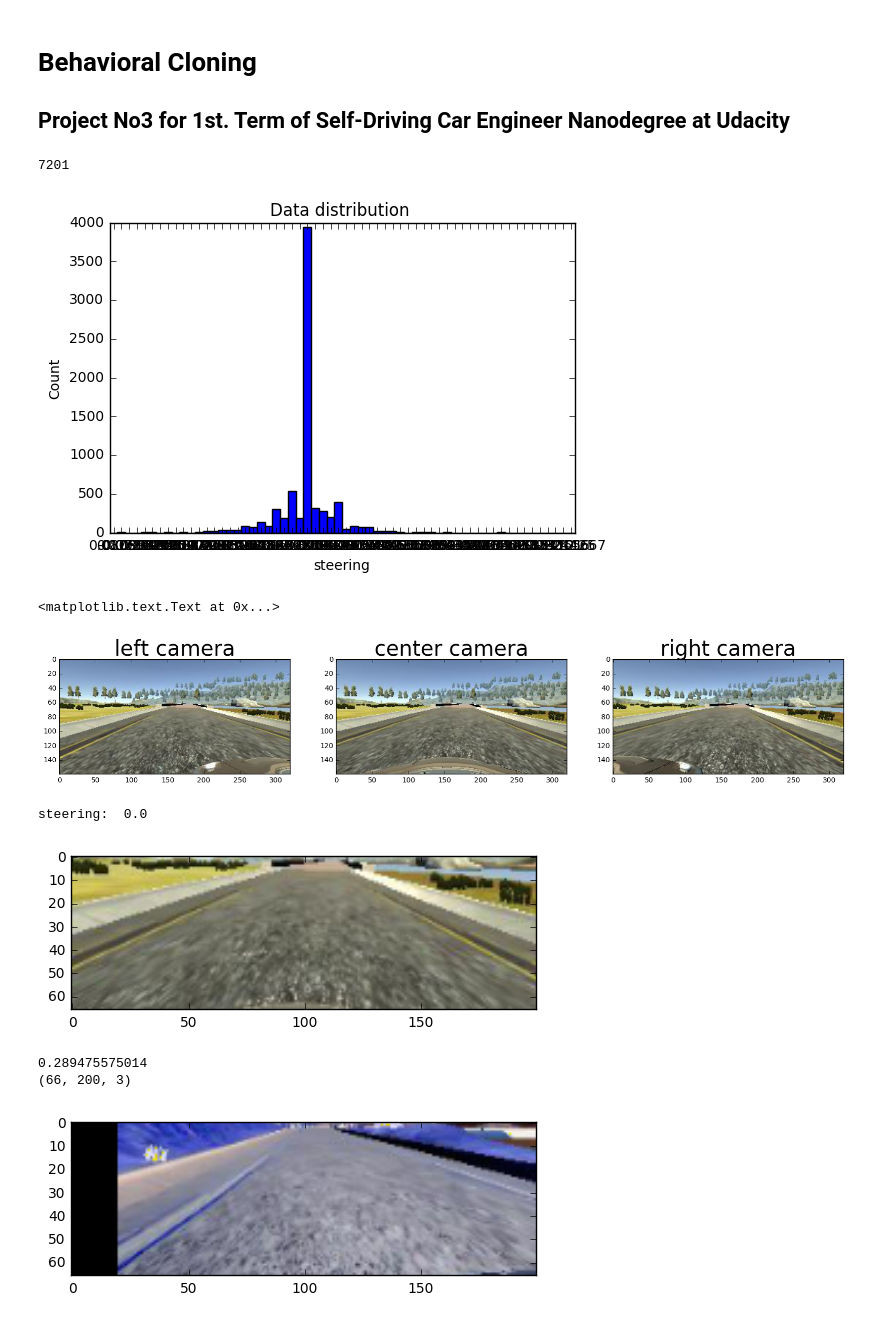
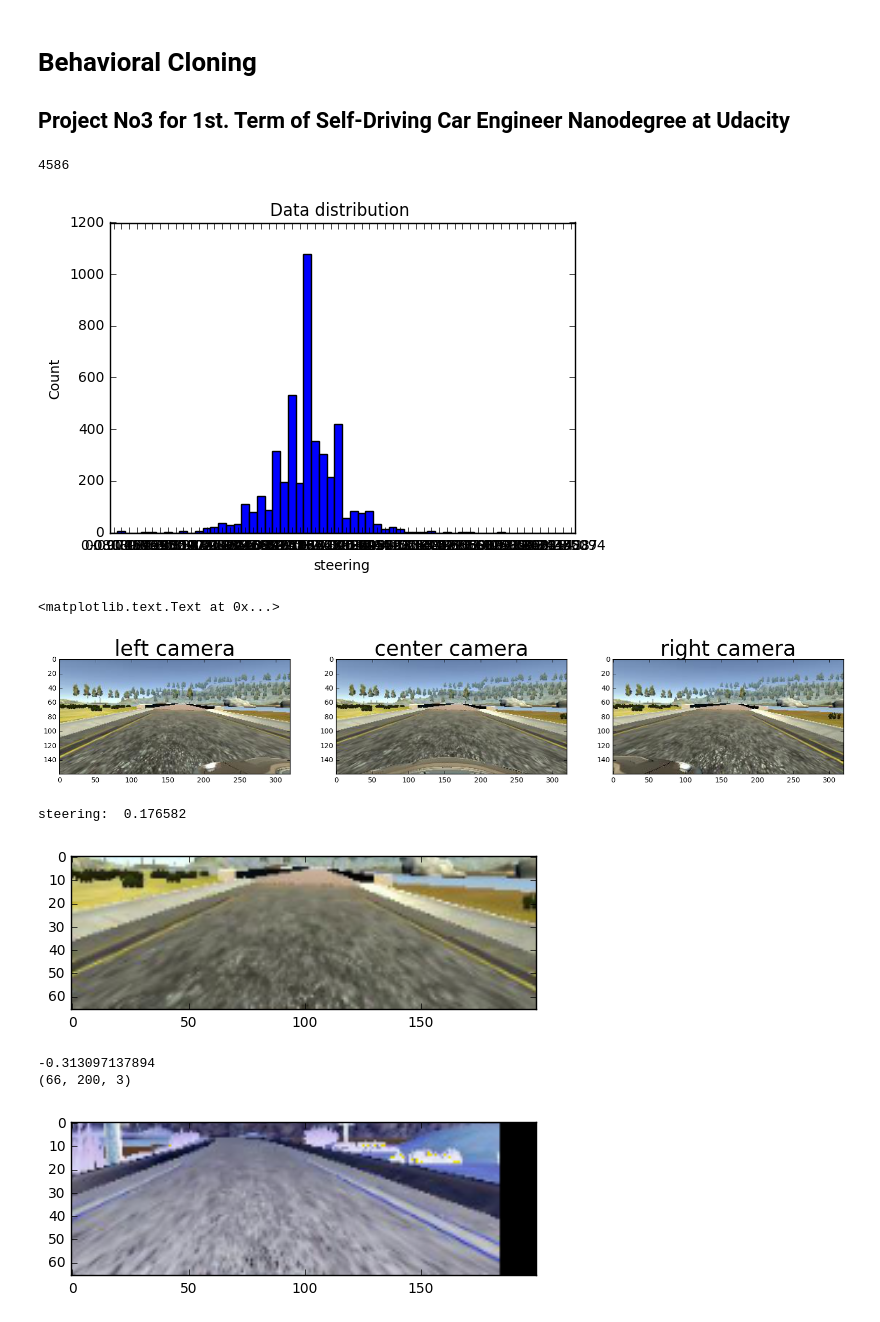
Before and after one commit to Erickramirez/CarND-Behavioral-Cloning-P3-master, a Jupyter notebook: Model.ipynb, the cells around one changed output. Saved outputs shown, nothing was run; the diff lists cells and outputs as text; code cells hidden in the pictures.

```diff
--- a/Model.ipynb
+++ b/Model.ipynb
@@ -29,24 +29,24 @@ driving_log['throttle'] = np.array(driving_log['throttle'],dtype=np.float32)
 driving_log['brake'] = np.array(driving_log['brake'],dtype=np.float32)
 driving_log['speed'] = np.array(driving_log['speed'],dtype=np.float32)
 
-valid_indexes =driving_log['speed']>10 #removing data with no speed
+valid_indexes =driving_log['speed']>8 #removing data with no speed
 
 for _key in (list(driving_log.keys())):
     driving_log[_key] =np.array (driving_log[_key])
     driving_log[_key] =driving_log[_key] [valid_indexes]
 
 
-valid_indexes = driving_log['throttle'] >0.2#removing data with no speed
-for _key in (list(driving_log.keys())):
-    driving_log[_key] =np.array (driving_log[_key])
-    driving_log[_key] =driving_log[_key] [valid_indexes]
+#valid_indexes = driving_log['throttle'] >0.2#removing data with no speed
+#for _key in (list(driving_log.keys())):
+#    driving_log[_key] =np.array (driving_log[_key])
+#    driving_log[_key] =driving_log[_key] [valid_indexes]
 
 
-valid_indexes = driving_log['throttle'] >0.2#removing data with no speed
-for _key in (list(driving_log.keys())):
-    driving_log[_key] =np.array (driving_log[_key])
-    driving_log[_key] =driving_log[_key] [valid_indexes]
-
+#valid_indexes = driving_log['throttle'] >0.2#removing data with no speed
+#for _key in (list(driving_log.keys())):
+#    driving_log[_key] =np.array (driving_log[_key])
+#    driving_log[_key] =driving_log[_key] [valid_indexes]
+#
 for index in range (len(driving_log['steering'])):
     if driving_log['steering'][index]>1:
         driving_log['steering'][index] = 1
@@ -57,7 +57,7 @@ print (len(driving_log['center'] ))
 
 column_name =['center','left', 'right']
 # %% [output]
-7201
+4586
 # %%
 def check_class_distribution(steering,_title):
     class_group =[0]*60
@@ -76,7 +76,7 @@ def check_class_distribution(steering,_title):
 
 check_class_distribution(driving_log['steering'], 'Data distribution ')
 # %% [output]
-[figure, old version]
+[figure, new version]
 # %%
 # Visualize images
 im_left =mpimg.imread(driving_log['left'][5])
@@ -96,15 +96,15 @@ ax3.imshow(im_right)
 ax3.set_title('right camera', fontsize=30)
 # %% [output]
 <matplotlib.text.Text at 0x...>
-[figure, old version]
+[figure, new version]
 # %%
 
 
 def AOI_image (img, resize_value):
     #Area of interest of the image, it applies crop and resize.
     (h, w) = img.shape[:2]
-    y1=int(h*0.375)
-    y2=int(h*0.125)
+    y1=int(h*0.35)
+    y2=int(h*0.16)
     x=0
     nimg = cv2.resize(img[y1:h-y2, x:x+w],resize_value)
     return nimg
@@ -142,8 +142,8 @@ plt.figure()
 plt.imshow(ximage)
 print("steering: ",ysteering)
 # %% [output]
-steering:  0.0
+steering:  0.176582
-[figure, old version]
+[figure, new version]
 # %%
 def image_flip(img,steering):
     nimg = cv2.flip(img,1)
@@ -154,7 +154,7 @@ def image_traslation (img,steering, x,y):
     (h, w) = img.shape[:2]
     M = np.float32([[1,0,x],[0,1,y]])
     nimg = cv2.warpAffine(img,M,(w,h))
-    nsteering = steering+ (x/125)#200
+    nsteering = (steering+ (x/125))*(1+y/100)#200
     return nimg,nsteering
 
 def change_brightness(img, brightness_value):
@@ -165,7 +165,7 @@ def change_brightness(img, brightness_value):
     nimg = cv2.cvtColor(hsv, cv2.COLOR_HSV2RGB)
     return nimg
 
-def gray_scale (img):
+def yuv_scale (img):
     nimg =cv2.cvtColor(img, cv2.COLOR_RGB2YUV)
     #nimages = np.asarray(nimages, dtype=np.float32)
     return nimg
@@ -175,35 +175,37 @@ def perturb_steering(steering):
     return nsteering
 
 
 def preprocess_image(data_line, resize_image):
     img, steering = read_image(data_line, 0.25,resize_image)
     if np.random.randint(2) == 1:
         img, steering = image_flip(img,steering)
     if np.random.randint(2) == 1:
         img,steering=image_traslation (img,steering, randint(-25,25) ,0)
+    if np.random.randint(2) == 1:
+        img,steering=image_traslation (img,steering, 0 ,randint(-10,10))
     if np.random.randint(2) == 1:
         img=change_brightness(img, np.random.uniform(0.6, 1.3))
     img =np.asarray(img, dtype=np.float32)
     steering = perturb_steering(steering)
     return img, steering
 
 # Visualize images
 d_line = {}
 lindex = randint(0,len(driving_log['center']))
 d_line['center'] = driving_log['center'][lindex]
 d_line['left'] = driving_log['left'][lindex]
 d_line['right'] = driving_log['right'][lindex]
 d_line['steering'] =  driving_log['steering'][lindex]
 
 ximage, ysteering = preprocess_image(d_line,(200,66))
 plt.figure()
 plt.imshow(ximage)
 print(ysteering)
 print (ximage.shape)
 # %% [output]
-0.289475575014
+-0.313097137894
 (66, 200, 3)
-[figure, old version]
+[figure, new version]
 # %%
 
 def generate_train_batch(img_dictionary, w,h, batch_size = 64):
```
Also changed, not shown: parts of 2 cells of this notebook, 10 other files.
